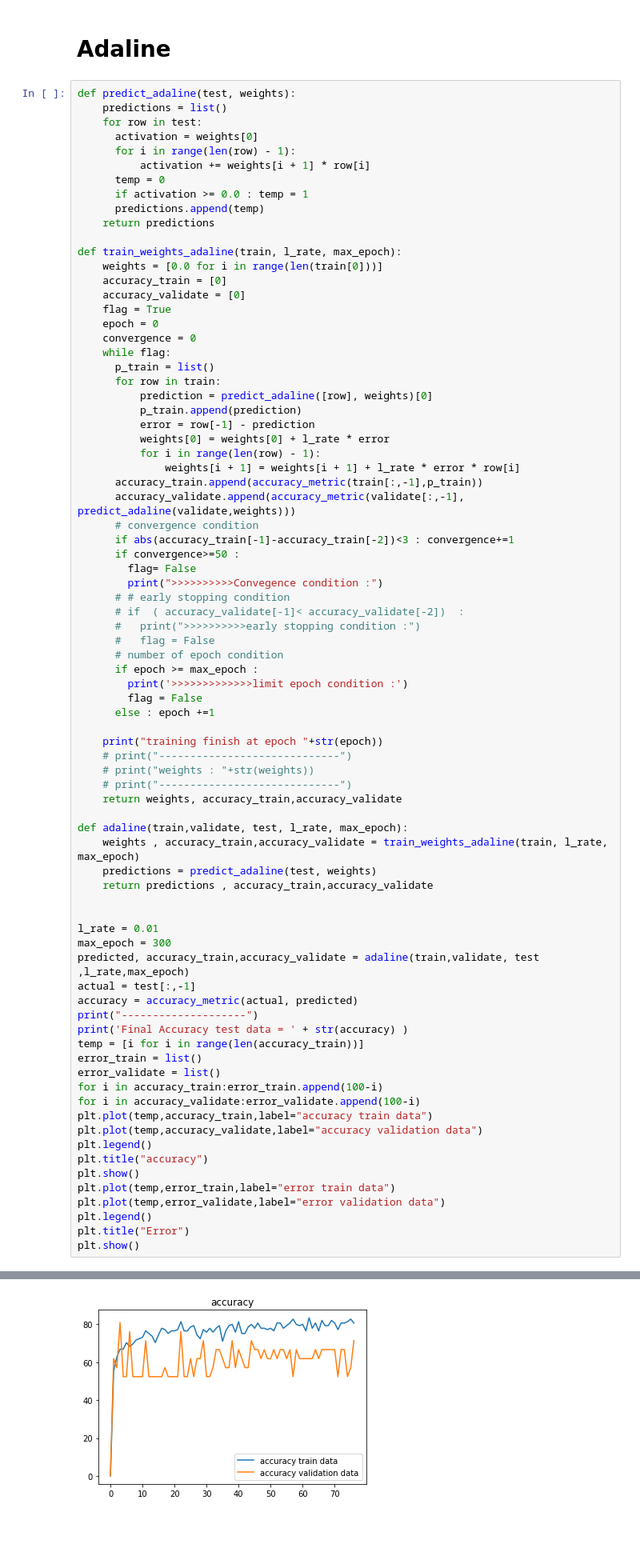
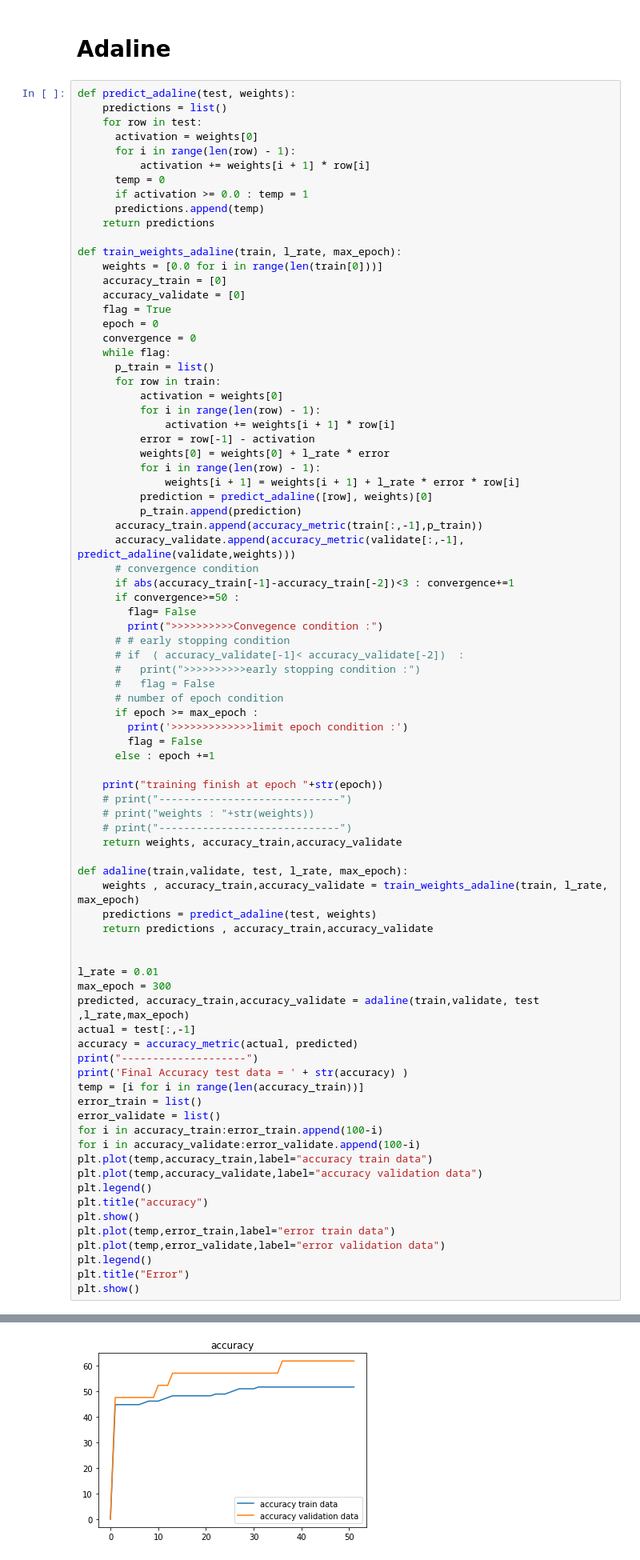
Before and after one commit to ZahraDehghanian97/Perceptron_Vs._Adaline, a Jupyter notebook: 98131059_HW01/98131059_HW01.ipynb, the cells around one changed output, grey strips where cells are left out. Shown at 80% size. Cells and saved outputs as stored; diff of their text form; blank space fills up the shorter version.

Commit message:
finish adaline

```diff
--- a/98131059_HW01/98131059_HW01.ipynb
+++ b/98131059_HW01/98131059_HW01.ipynb
@@ -287,12 +287,15 @@ def train_weights_adaline(train, l_rate, max_epoch):
     while flag:
       p_train = list()
       for row in train:
-          prediction = predict_adaline([row], weights)[0]
-          p_train.append(prediction)
-          error = row[-1] - prediction
+          activation = weights[0]
+          for i in range(len(row) - 1):
+              activation += weights[i + 1] * row[i]
+          error = row[-1] - activation
           weights[0] = weights[0] + l_rate * error
           for i in range(len(row) - 1):
               weights[i + 1] = weights[i + 1] + l_rate * error * row[i]
+          prediction = predict_adaline([row], weights)[0]
+          p_train.append(prediction)
       accuracy_train.append(accuracy_metric(train[:,-1],p_train))
       accuracy_validate.append(accuracy_metric(validate[:,-1], predict_adaline(validate,weights)))
       # convergence condition
@@ -352 +355 @@ Final Accuracy test data = 73.80952380952381
-[figure, old version]
+[figure, new version]
```
Also changed, not shown: parts of 1 cell of this notebook.
